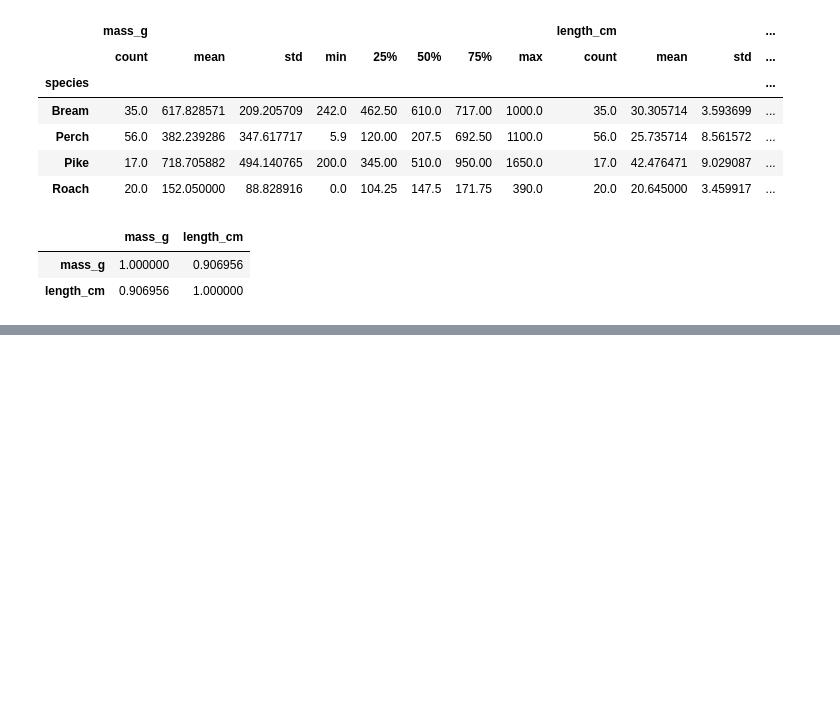
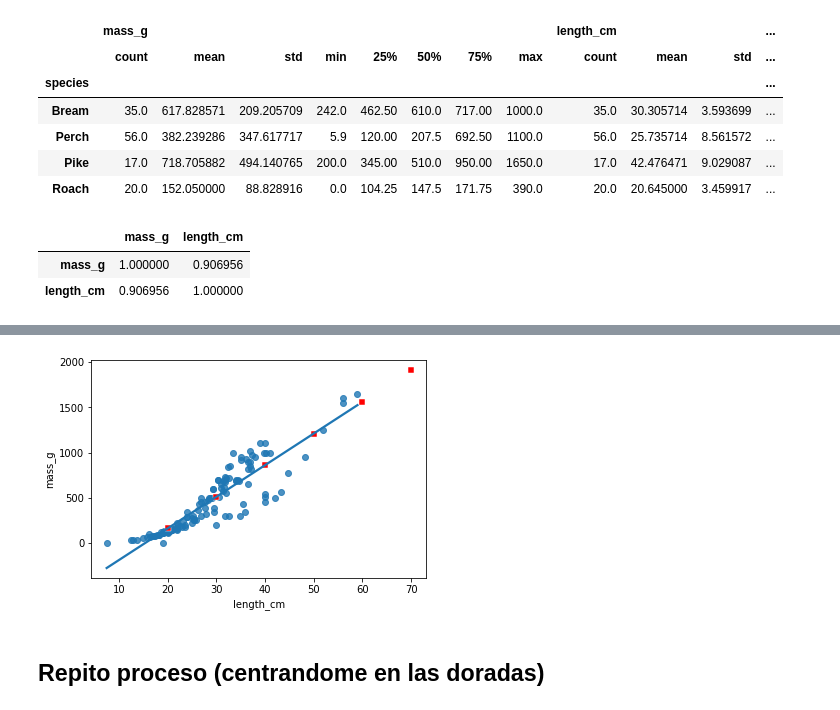
Before and after one commit to gcfp/M03, a Jupyter notebook: regresionlineal/regresionlineal.ipynb, the cells around one changed output, grey strips where cells are left out. Cells and saved outputs as stored; diff of their text form; code cells hidden in the pictures; blank space fills up the shorter version.

```diff
--- a/regresionlineal/regresionlineal.ipynb
+++ b/regresionlineal/regresionlineal.ipynb
@@ -59,4 +69,6 @@ print(y)
 # %%
-#Predecir masa de pecees de rio
-data_explicativa = mdl_peso_vs_longitud.predict({'length_cm': np.arange(50,70)})
+#Predecir masa de peces de rio
+import numpy as np
+data_explicativa = pd.DataFrame({"length_cm": np.arange(20,80,10)})
+print(mdl_peso_vs_longitud.predict(data_explicativa))
 # %% [output]
@@ -79,0 +82,3 @@ data_explicativa = mdl_peso_vs_longitud.predict({'length_cm': np.arange(50,70)})
+# %%
+predicted_data = data_explicativa.assign(mass=mdl_peso_vs_longitud.predict(data_explicativa))
+predicted_data
@@ -79,0 +93,9 @@ data_explicativa = mdl_peso_vs_longitud.predict({'length_cm': np.arange(50,70)})
+# %%
+fig = plt.figure()
+sns.regplot(x='length_cm', y='mass_g', ci=None, data= df_fish)
+sns.scatterplot(x='length_cm', y='mass',data=predicted_data, color='red', marker='s')
+plt.show()
+# %% [output]
+[figure, added]
+# %% [markdown]
+## Repito proceso (centrandome en las doradas)
```
Also changed, not shown: parts of 19 cells of this notebook.
